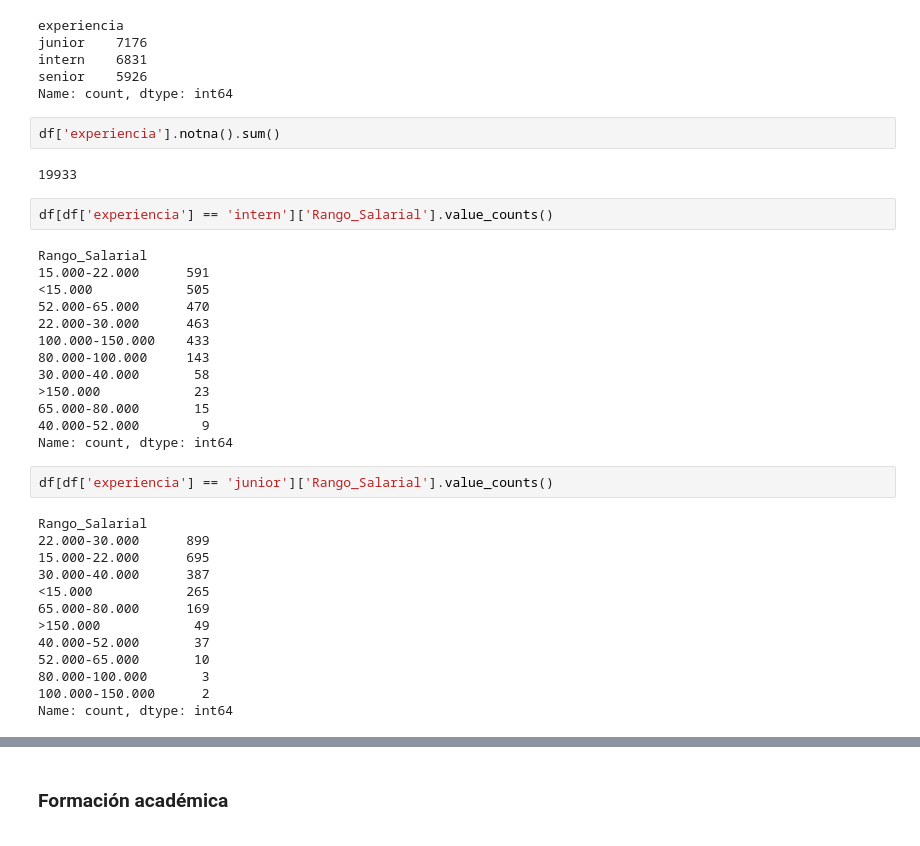
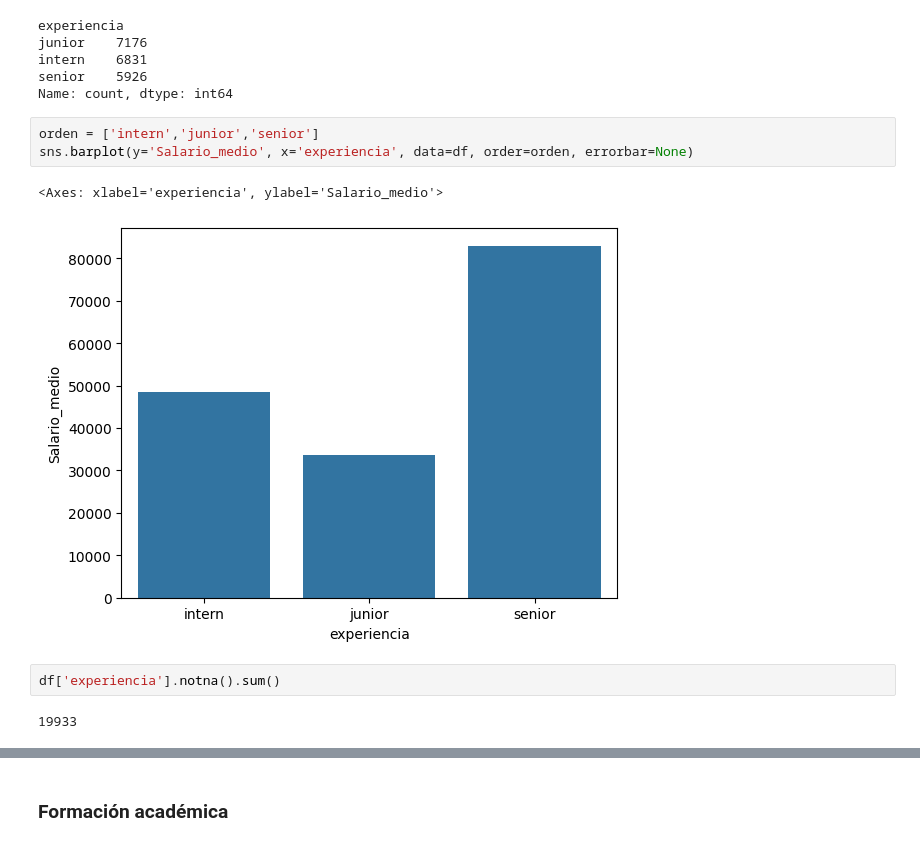
Before and after one commit to Ivan-0612/TFM_job_description_prediction, a Jupyter notebook: notebooks/05_EDA.ipynb, the cells around one changed output, grey strips where cells are left out. Saved outputs shown, nothing was run; the diff lists cells and outputs as text.

```diff
--- a/notebooks/05_EDA.ipynb
+++ b/notebooks/05_EDA.ipynb
@@ -163,37 +151,13 @@ junior    7176
 intern    6831
 senior    5926
 Name: count, dtype: int64
+# %%
+orden = ['intern','junior','senior']
+sns.barplot(y='Salario_medio', x='experiencia', data=df, order=orden, errorbar=None)
+# %% [output]
+<Axes: xlabel='experiencia', ylabel='Salario_medio'>
+[figure, added]
 # %%
 df['experiencia'].notna().sum()
 # %% [output]
 19933
-# %%
-df[df['experiencia'] == 'intern']['Rango_Salarial'].value_counts()
-# %% [output]
-Rango_Salarial
-15.000-22.000      591
-<15.000            505
-52.000-65.000      470
-22.000-30.000      463
-100.000-150.000    433
-80.000-100.000     143
-30.000-40.000       58
->150.000            23
-65.000-80.000       15
-40.000-52.000        9
-Name: count, dtype: int64
-# %%
-df[df['experiencia'] == 'junior']['Rango_Salarial'].value_counts()
-# %% [output]
-Rango_Salarial
-22.000-30.000      899
-15.000-22.000      695
-30.000-40.000      387
-<15.000            265
-65.000-80.000      169
->150.000            49
-40.000-52.000       37
-52.000-65.000       10
-80.000-100.000       3
-100.000-150.000      2
-Name: count, dtype: int64
```
Also changed, not shown: parts of 28 cells of this notebook.
